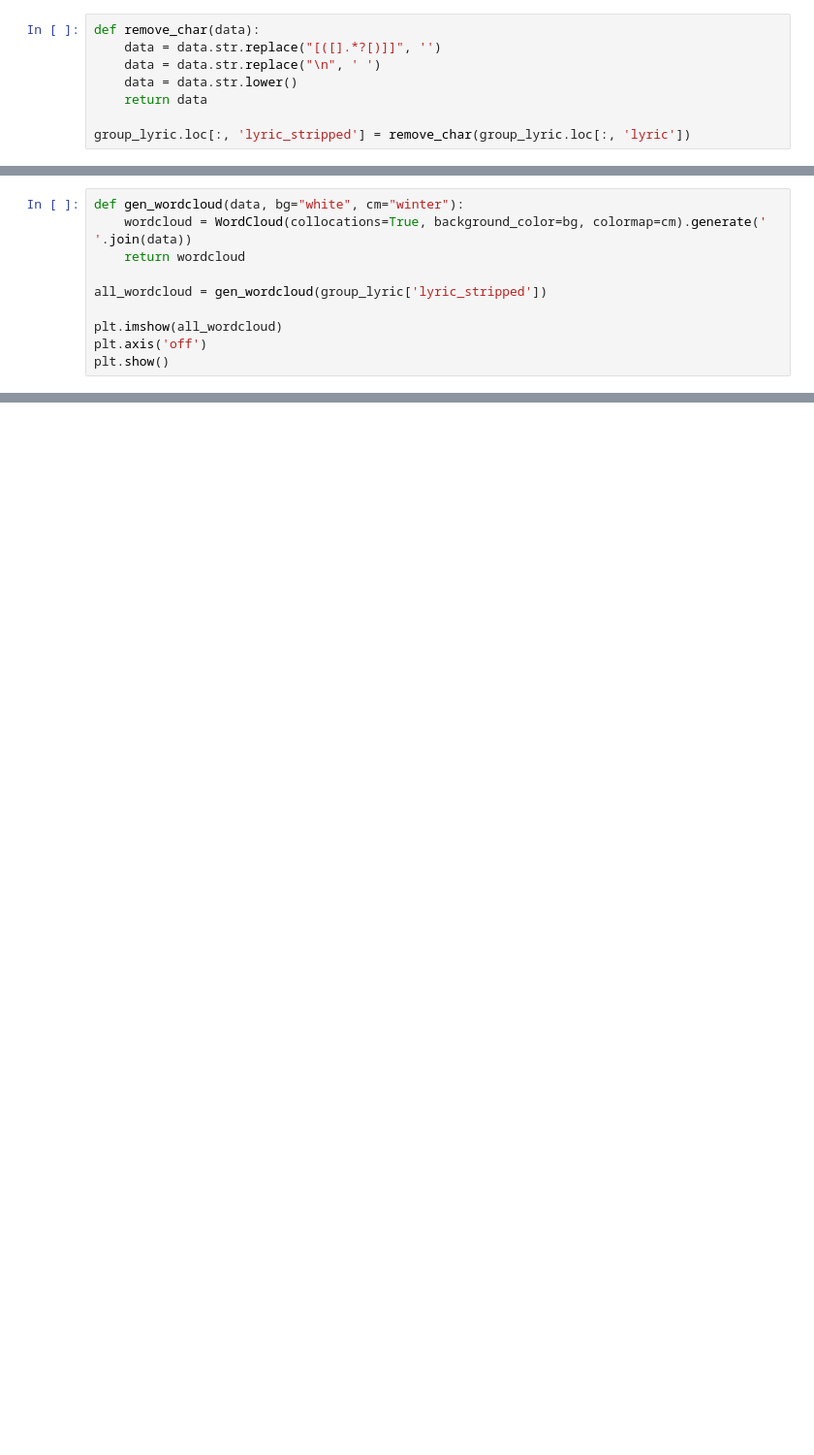
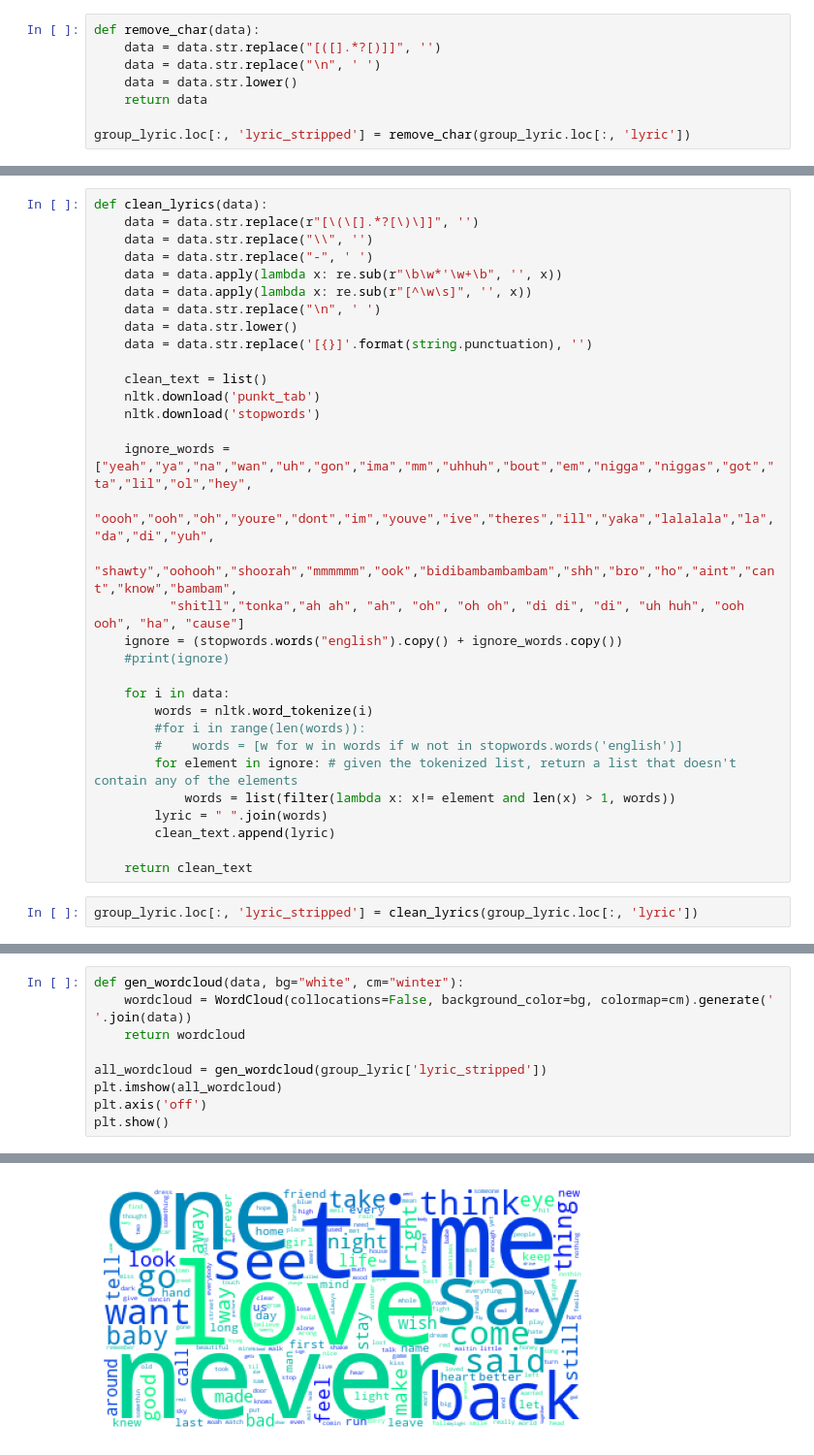
Before and after one commit to giorgiaquarta/SwiftLyrics_Analytics, a Jupyter notebook: swift_code.ipynb, the cells around one changed output, grey strips where cells are left out. Shown at 97% size. Drawn from its saved outputs; the diff is of its cells as text; blank space fills up the shorter version.

```diff
--- a/swift_code.ipynb
+++ b/swift_code.ipynb
@@ -82,3 +86,37 @@ group_lyric
 | 242 | TSW | 13 | She can't see the way your eyes L... | she can't see the way your eyes l... |
 | 243 | TSW | 14 | Why would you wanna break A perfe... | why would you wanna break a perfe... |
 244 rows × 4 columns
+# %%
+def clean_lyrics(data):
+    data = data.str.replace(r"[\(\[].*?[\)\]]", '')
+    data = data.str.replace("\\", '')
+    data = data.str.replace("-", ' ')
+    data = data.apply(lambda x: re.sub(r"\b\w*'\w+\b", '', x))
+    data = data.apply(lambda x: re.sub(r"[^\w\s]", '', x))
+    data = data.str.replace("\n", ' ')
+    data = data.str.lower()
+    data = data.str.replace('[{}]'.format(string.punctuation), '')
+
+    clean_text = list()
+    nltk.download('punkt_tab')
+    nltk.download('stopwords')
+
+    ignore_words = ["yeah","ya","na","wan","uh","gon","ima","mm","uhhuh","bout","em","nigga","niggas","got","ta","lil","ol","hey",
+          "oooh","ooh","oh","youre","dont","im","youve","ive","theres","ill","yaka","lalalala","la","da","di","yuh",
+          "shawty","oohooh","shoorah","mmmmmm","ook","bidibambambambam","shh","bro","ho","aint","cant","know","bambam",
+          "shitll","tonka","ah ah", "ah", "oh", "oh oh", "di di", "di", "uh huh", "ooh ooh", "ha", "cause"]
+    ignore = (stopwords.words("english").copy() + ignore_words.copy())
+    #print(ignore)
+
+    for i in data:
+        words = nltk.word_tokenize(i)
+        #for i in range(len(words)):
+        #    words = [w for w in words if w not in stopwords.words('english')]
+        for element in ignore: # given the tokenized list, return a list that doesn't contain any of the elements
+            words = list(filter(lambda x: x!= element and len(x) > 1, words))
+        lyric = " ".join(words)
+        clean_text.append(lyric)
+
+    return clean_text
+# %%
+group_lyric.loc[:, 'lyric_stripped'] = clean_lyrics(group_lyric.loc[:, 'lyric'])
@@ -85,10 +130,9 @@ group_lyric
 # %%
 def gen_wordcloud(data, bg="white", cm="winter"):
-    wordcloud = WordCloud(collocations=True, background_color=bg, colormap=cm).generate(' '.join(data))
+    wordcloud = WordCloud(collocations=False, background_color=bg, colormap=cm).generate(' '.join(data))
     return wordcloud
 
 all_wordcloud = gen_wordcloud(group_lyric['lyric_stripped'])
-
 plt.imshow(all_wordcloud)
 plt.axis('off')
 plt.show()
@@ -96,0 +140 @@ NameError: name 'WordCloud' is not defined
+[figure, added]
```
Also changed, not shown: parts of 9 cells of this notebook.
